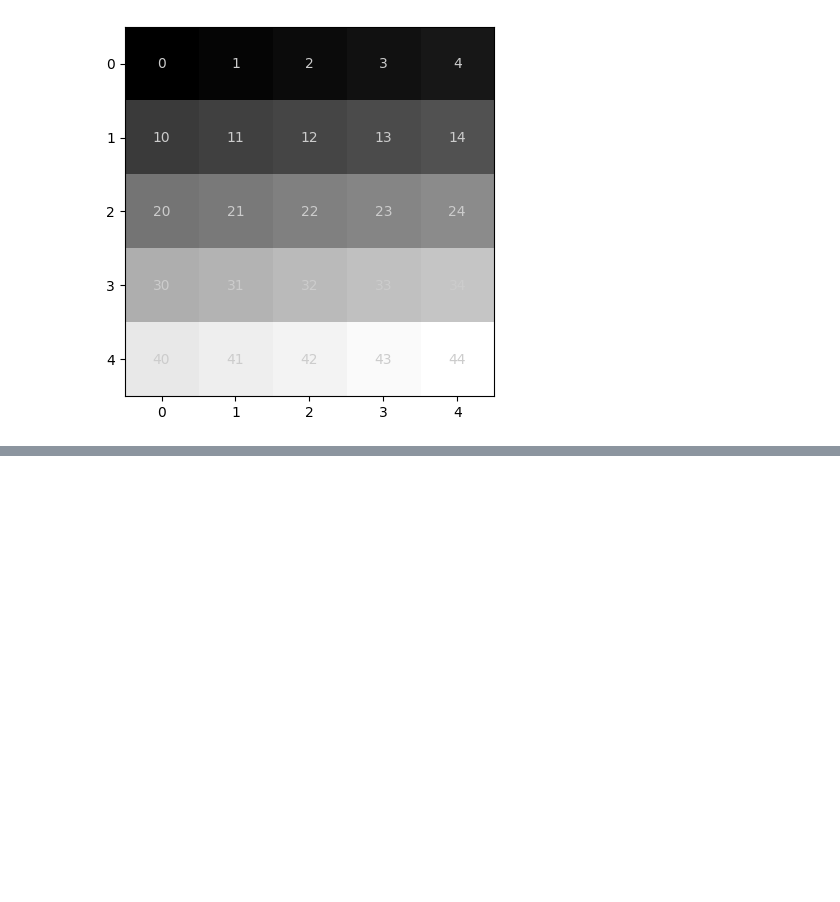
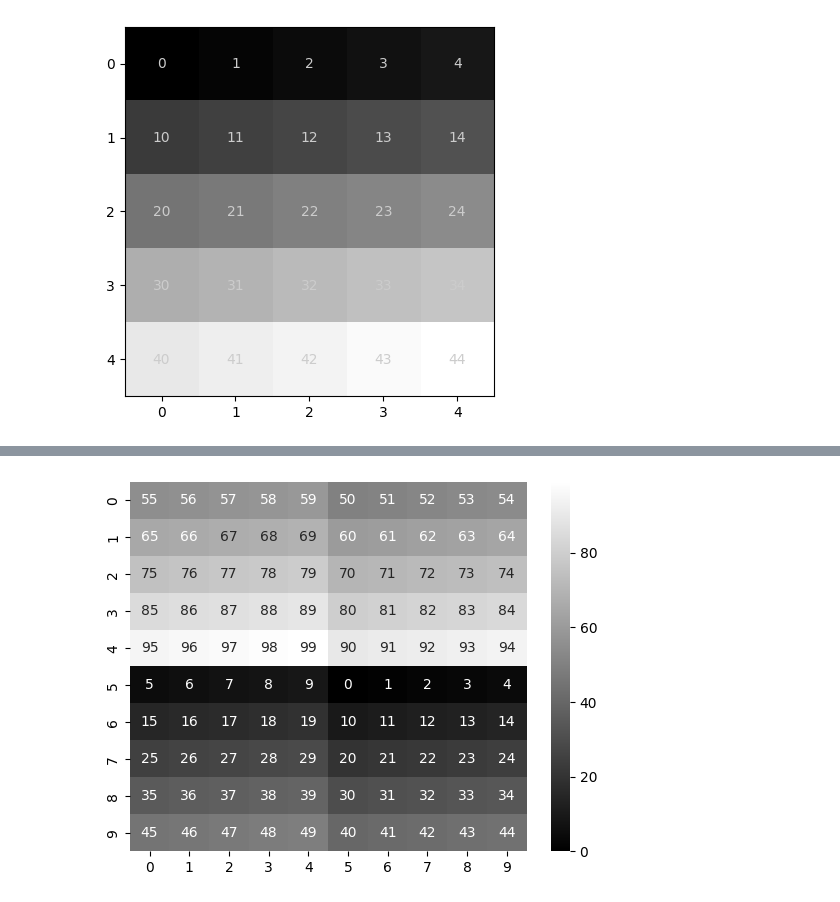
Before and after one commit to AyushDevadiga1/practice-programs, a Jupyter notebook: chapter5.ipynb, the cells around one changed output, grey strips where cells are left out. Saved outputs shown, nothing was run; the diff lists cells and outputs as text; code cells hidden in the pictures; blank space fills up the shorter version.

```diff
--- a/chapter5.ipynb
+++ b/chapter5.ipynb
@@ -167,0 +171,2 @@ plt.show()
+# %%
+submatrix_1 = original_matrix[0:5,5:]
@@ -167,0 +181,2 @@ plt.show()
+# %%
+submatrix_2 = original_matrix[5:,0:5]
@@ -167,0 +191,2 @@ plt.show()
+# %%
+submatrix_3 = original_matrix[5:,5:]
@@ -167,0 +201,7 @@ plt.show()
+# %%
+new_matrix = np.vstack(
+                       (
+                           (np.hstack((submatrix_3,submatrix_2))),
+                            (np.hstack((submatrix_1,submatrix)))
+                        )
+)
@@ -167,0 +221,9 @@ plt.show()
+# %%
+sns.heatmap(
+                data = new_matrix  ,
+                annot = True ,
+                cmap = 'gray'
+)
+plt.show()
+# %% [output]
+[figure, added]
```
Also changed, not shown: parts of 6 cells of this notebook.
